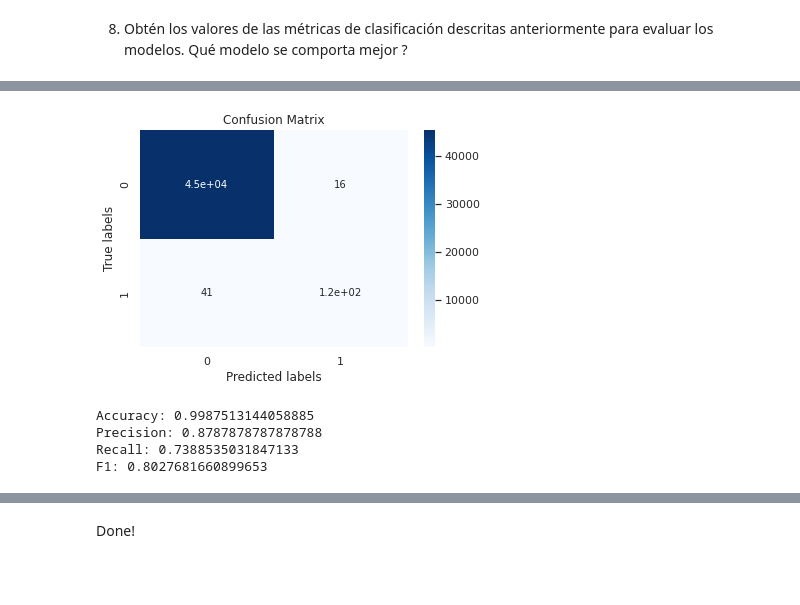
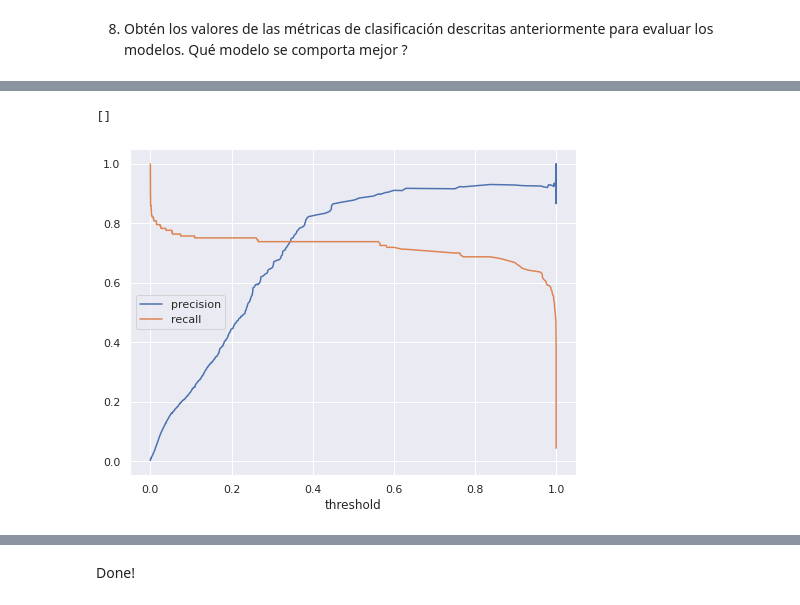
Before and after one commit to llublad/MUSI-AA, a Jupyter notebook: musi-aa-modulo1/W4/practica/3 - Metricas.ipynb, the cells around one changed output, grey strips where cells are left out. Cells and saved outputs as stored; diff of their text form; code cells hidden in the pictures; blank space fills up the shorter version.

```diff
--- a/musi-aa-modulo1/W4/practica/3 - Metricas.ipynb
+++ b/musi-aa-modulo1/W4/practica/3 - Metricas.ipynb
@@ -615,16 +645,20 @@ def plot_confusion_matrix(cm, labels=['0', '1']):
-# %%
-plot_confusion_matrix(cm)
-# %% [output]
-[figure, removed]
-# %%
-from sklearn.metrics import accuracy_score, precision_score, recall_score, f1_score
-
-print("Accuracy:", accuracy_score(y_train, y_pred))
-print("Precision:", precision_score(y_train, y_pred))
-print("Recall:", recall_score(y_train, y_pred))
-print("F1:", f1_score(y_train, y_pred))
-# %% [output]
-Accuracy: 0.9987513144058885
-Precision: 0.8787878787878788
-Recall: 0.7388535031847133
-F1: 0.8027681660899653
+# %%
+# vamos a predecir las probabilidades del ejercicio anterior, utiliza `predict_proba` en el argumento method
+y_proba = cross_val_predict(estimator=lr, X=X_train, y=y_train, cv=cv, method='predict_proba')
+# %%
+# importa el metodo que nos permite encontrar la curva de precisión y recall
+from sklearn.metrics import precision_recall_curve  ##
+
+# calcula la precision, el recall y los umbrales
+prec, rec, thre = precision_recall_curve(y_true=y_train, probas_pred=y_proba[:,1])  # Nota: seleccionamos solo la segunda columna, corresponde a la clase 1
+
+# haz un plot de la precision y el recall en función de los umbrales
+plt.figure(figsize=(8,6))
+plt.plot(thre, prec[:-1], label='precision')
+plt.plot(thre, rec[:-1], label='recall')
+plt.legend(loc='best')
+plt.xlabel('threshold')
+plt.plot()
+# %% [output]
+[]
+[figure, added]
```
Also changed, not shown: parts of 22 cells of this notebook.
